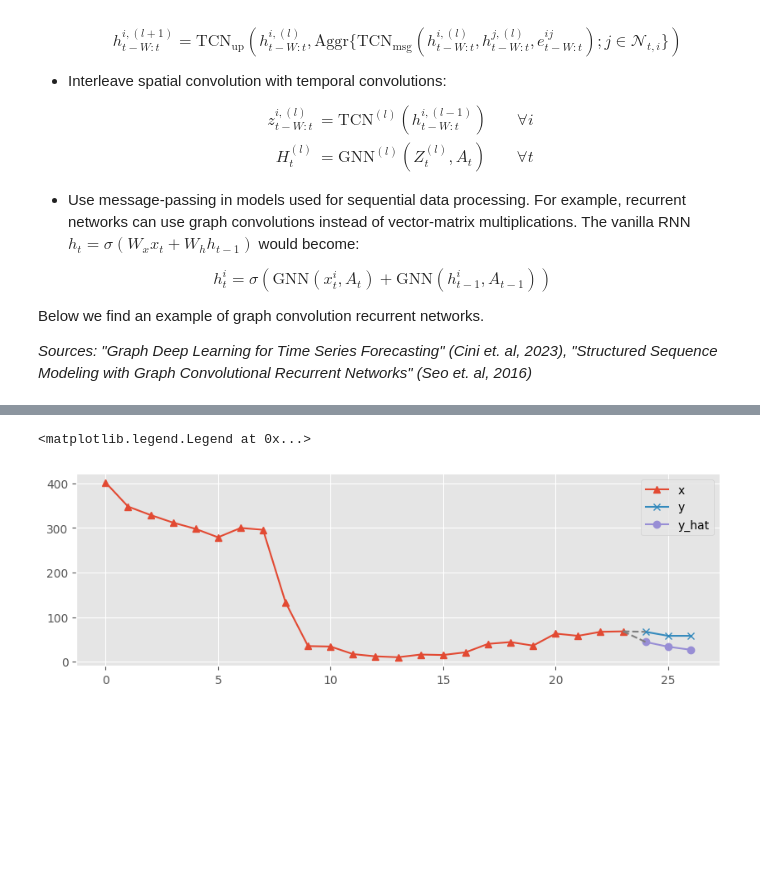
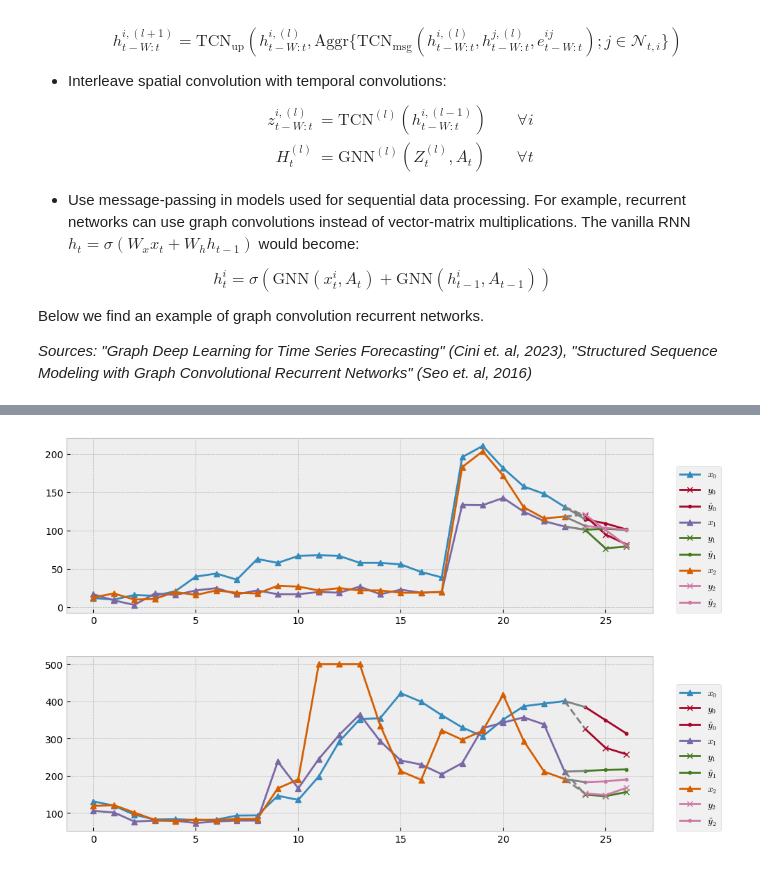
Before and after one commit to MicheleCattaneo/Graph-Neural-Networks-Tutorial, a Jupyter notebook: stgnn.ipynb, the cells around one changed output, grey strips where cells are left out. Cells and saved outputs as stored; diff of their text form; code cells hidden in the pictures; blank space fills up the shorter version.

```diff
--- a/stgnn.ipynb
+++ b/stgnn.ipynb
@@ -757,8 +801,0 @@ y_coords = torch.arange(window, window+horizon)
-# %%
-x_to_plot = test_batch.input.x
-x_to_plot = test_batch.transform['x'].inverse_transform(x_to_plot)
-x_to_plot = x_to_plot[batch_elem, :, node_to_plot]
-
-y_to_plot = y[batch_elem, :, node_to_plot]
-
-y_hat_to_plot = y_hat[batch_elem, :, node_to_plot]
@@ -765,11 +805,36 @@ y_hat_to_plot = y_hat[batch_elem, :, node_to_plot]
 # %%
-fig, ax = plt.subplots(figsize=(10, 3))
-ax.plot(x_coords, x_to_plot, marker='^', label='x')
-ax.plot(y_coords, y_to_plot, marker='x', label='y')
-ax.plot(y_coords, y_hat_to_plot, marker='o', label='y_hat')
-ax.plot([x_coords[-1],y_coords[0]], [x_to_plot[-1], y_to_plot[0].item()], '--', color='grey')
-ax.plot([x_coords[-1],y_coords[0]], [x_to_plot[-1], y_hat_to_plot[0].item()], '--', color='grey')
-ax.legend()
+def plot_window_and_forecast(test_batch, batch_elem, nodes_to_plot):
+    x_coords = torch.arange(0, window)
+    y_coords = torch.arange(window, window+horizon)
+
+    x_to_plot = test_batch.input.x
+    x_to_plot = test_batch.transform['x'].inverse_transform(x_to_plot)
+
+    fig, ax = plt.subplots(figsize=(10, 3))
+    for node in nodes_to_plot:
+        x_to_plot_ = x_to_plot[batch_elem, :, node]
+
+        y_to_plot = y[batch_elem, :, node]
+
+        y_hat_to_plot = y_hat[batch_elem, :, node]
+
+        ax.plot(x_coords, x_to_plot_, marker='^', label=r"$x_{node}$".replace('node', str(node)))
+        y_line = ax.plot(y_coords, y_to_plot, marker='x', label=r"$y_{node}$".replace('node', str(node)))
+        ax.plot(y_coords, y_hat_to_plot, marker='.', label=r"$\hat y_{node}$".replace('node', str(node)), color=y_line[0].get_color())
+        ax.plot([x_coords[-1],y_coords[0]], [x_to_plot_[-1], y_to_plot[0].item()], '--', color='grey')
+        ax.plot([x_coords[-1],y_coords[0]], [x_to_plot_[-1], y_hat_to_plot[0].item()], '-', color='grey')
+        # ax.legend()
+        ax.legend(loc=(1.04, 0))
+        fig.tight_layout()
-# %% [output]
-<matplotlib.legend.Legend at 0x...>
-[figure, removed]
+# %%
+plot_window_and_forecast(test_batch=test_batch,
+                         batch_elem=12,
+                         nodes_to_plot=[0,1,2])
+# %% [output]
+[figure, added]
+# %%
+plot_window_and_forecast(test_batch=test_batch,
+                         batch_elem=-5,
+                         nodes_to_plot=[0,1,2])
+# %% [output]
+[figure, added]
```
Also changed, not shown: parts of 17 cells of this notebook.
